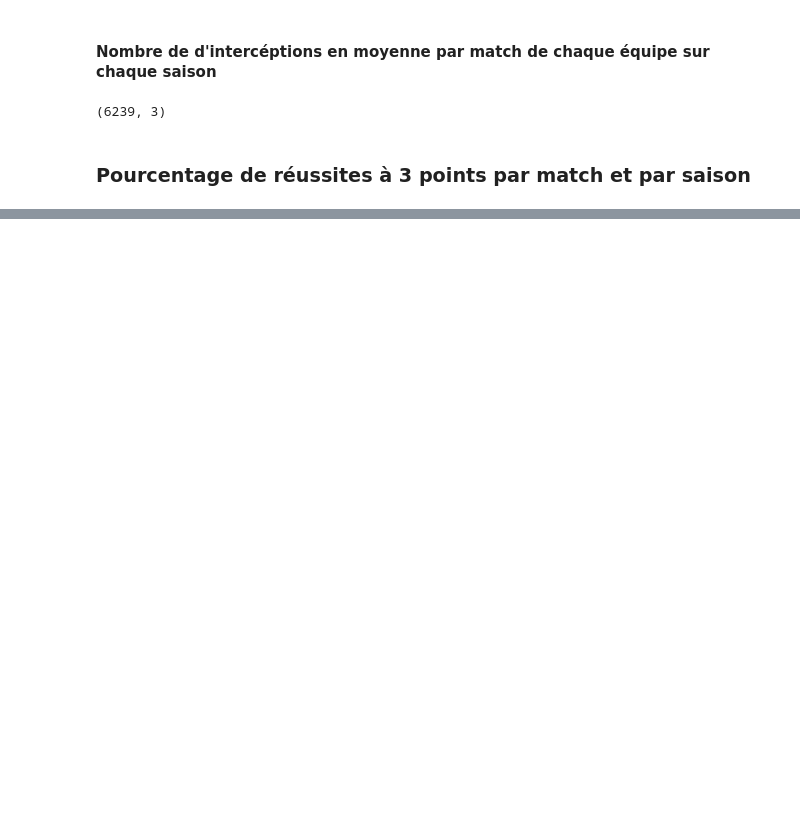
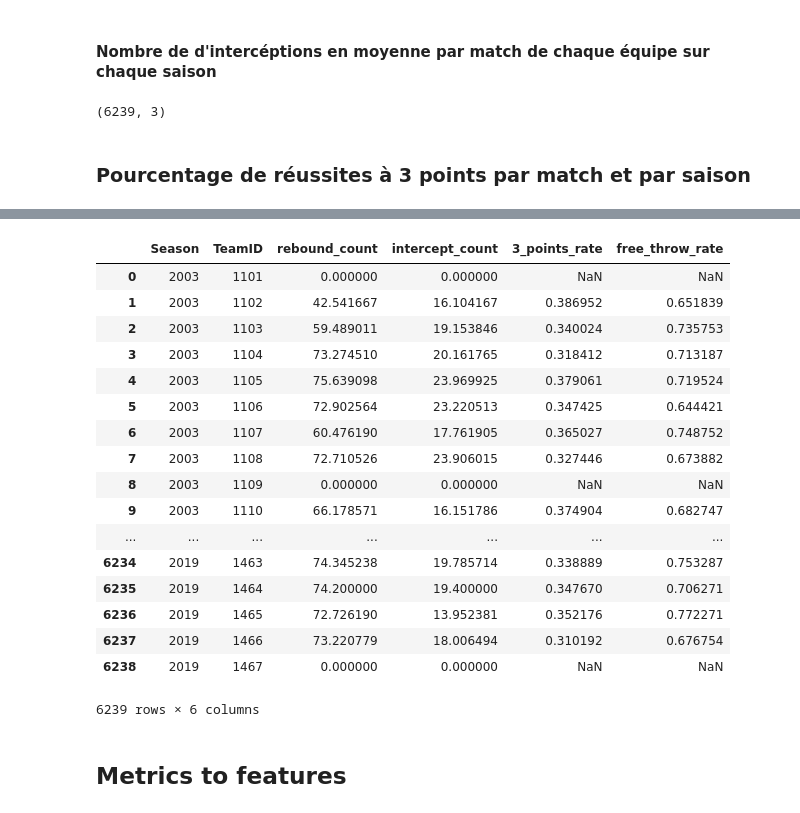
Before and after one commit to kospp/MarchMadness, a Jupyter notebook: dev_kostia.ipynb, the cells around one changed output, grey strips where cells are left out. Cells and saved outputs as stored; diff of their text form; code cells hidden in the pictures; blank space fills up the shorter version.

```diff
--- a/dev_kostia.ipynb
+++ b/dev_kostia.ipynb
@@ -259,0 +250,18 @@ df_3_points_rate_metric
+# %%
+df_tmp = df_match_detailed[["Season", "WTeamID", "LTeamID", "WFTM" , "LFTM", "WFTA", 'LFTA']]
+df_free_throw_rate_metric = pd.DataFrame(columns=["Season", "TeamID", "free_throw_rate"])
+for season in df_tmp.Season.unique():
+    df_season = df_tmp.loc[df_tmp.Season == season]
+    for team in df_teams.TeamID.unique():
+
+        free_throw_made_count_win = df_season["WFTM"].loc[df_season.WTeamID == team].mean()
+        free_throw_made_count_lose = df_season["LFTM"].loc[df_season.LTeamID == team].mean()
+
+        free_throw_attempted_count_win = df_season["WFTA"].loc[df_season.WTeamID == team].mean()
+        free_throw_attempted_count_lose = df_season["LFTA"].loc[df_season.LTeamID == team].mean()
+
+        free_throw_rate = (free_throw_made_count_win + free_throw_made_count_lose)/ (free_throw_attempted_count_win + free_throw_attempted_count_lose)
+        new_line = pd.DataFrame({"Season":[season],
+                                 "TeamID":[team],
+                                 "free_throw_rate":[free_throw_rate]})
+        df_free_throw_rate_metric = df_free_throw_rate_metric.append(new_line, ignore_index=True)
@@ -259,0 +270,28 @@ df_3_points_rate_metric
+# %%
+df_metrics = df_rebound_count_metric
+metrics = [df_intercept_count_metric, df_3_points_rate_metric, df_free_throw_rate_metric]
+for metric in metrics:
+    df_metrics = pd.merge(df_metrics, metric)
+# %%
+df_metrics
+# %% [output]
+|  | Season | TeamID | rebound_count | intercept_count | 3_points_rate | free_throw_rate |
+| 0 | 2003 | 1101 | 0.000000 | 0.000000 | NaN | NaN |
+| 1 | 2003 | 1102 | 42.541667 | 16.104167 | 0.386952 | 0.651839 |
+| 2 | 2003 | 1103 | 59.489011 | 19.153846 | 0.340024 | 0.735753 |
+| 3 | 2003 | 1104 | 73.274510 | 20.161765 | 0.318412 | 0.713187 |
+| 4 | 2003 | 1105 | 75.639098 | 23.969925 | 0.379061 | 0.719524 |
+| 5 | 2003 | 1106 | 72.902564 | 23.220513 | 0.347425 | 0.644421 |
+| 6 | 2003 | 1107 | 60.476190 | 17.761905 | 0.365027 | 0.748752 |
+| 7 | 2003 | 1108 | 72.710526 | 23.906015 | 0.327446 | 0.673882 |
+| 8 | 2003 | 1109 | 0.000000 | 0.000000 | NaN | NaN |
+| 9 | 2003 | 1110 | 66.178571 | 16.151786 | 0.374904 | 0.682747 |
+| ... | ... | ... | ... | ... | ... | ... |
+| 6234 | 2019 | 1463 | 74.345238 | 19.785714 | 0.338889 | 0.753287 |
+| 6235 | 2019 | 1464 | 74.200000 | 19.400000 | 0.347670 | 0.706271 |
+| 6236 | 2019 | 1465 | 72.726190 | 13.952381 | 0.352176 | 0.772271 |
+| 6237 | 2019 | 1466 | 73.220779 | 18.006494 | 0.310192 | 0.676754 |
+| 6238 | 2019 | 1467 | 0.000000 | 0.000000 | NaN | NaN |
+6239 rows × 6 columns
+# %% [markdown]
+## Metrics to features
```
Also changed, not shown: parts of 22 cells of this notebook.
